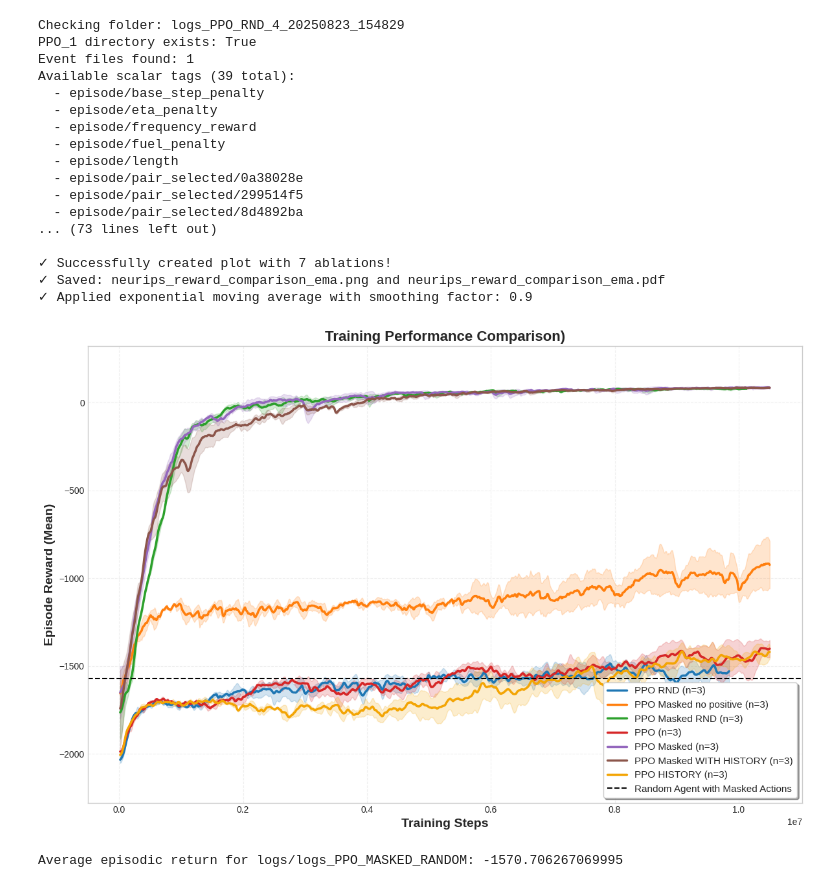
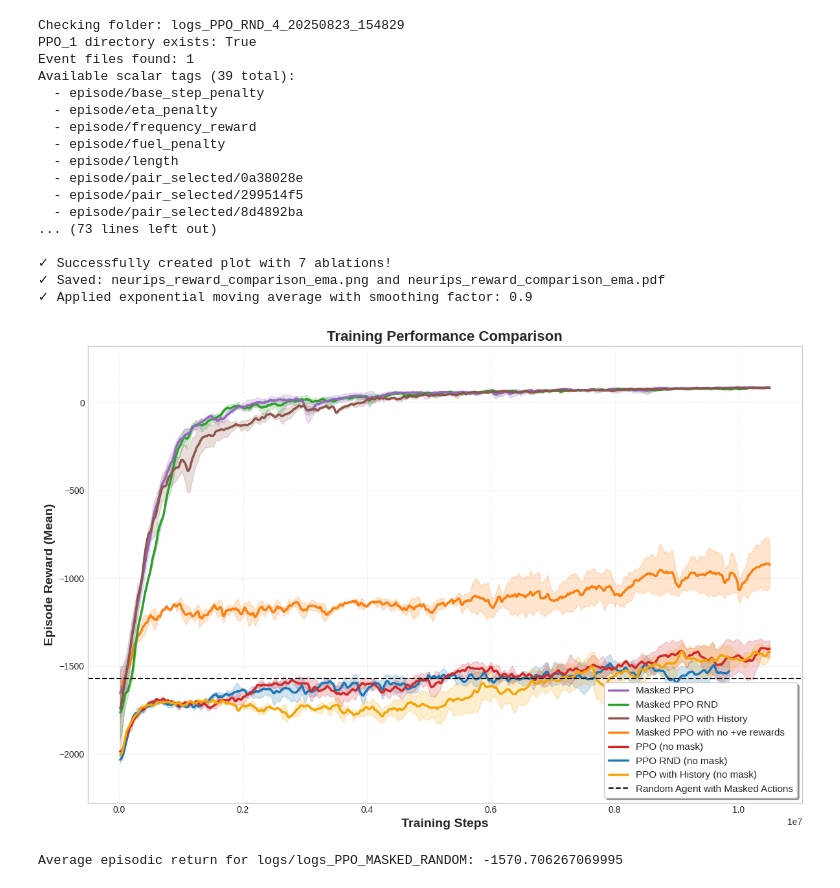
Before and after one commit to Vaishnav2804/MariNav, a Jupyter notebook: vizualizations_tb/plot_logs.ipynb, the cells around one changed output. Saved outputs shown, nothing was run; the diff lists cells and outputs as text; code cells hidden in the pictures.

Commit message:
Update plotting notebook

```diff
--- a/vizualizations_tb/plot_logs.ipynb
+++ b/vizualizations_tb/plot_logs.ipynb
@@ -18,6 +18,7 @@ METHOD_NAME_MAPPING = {
     "PPO Masked RND": "Masked PPO RND",
     "PPO HISTORY": "PPO with History (no mask)",
     "PPO Masked WITH HISTORY": "Masked PPO with History",
+    "PPO Masked no positive": "Masked PPO with no +ve rewards",
 }
 
 
@@ -176,11 +177,12 @@ def create_neurips_plot(smoothing_factor=0.9):
 
                 # Clean up ablation name for legend
                 clean_name = ablation_name.replace('logs_', '').replace('_', ' ')
+                clean_name = METHOD_NAME_MAPPING.get(clean_name, clean_name)
 
                 # Plot with error bands
                 color = colors[i % len(colors)]
                 plt.plot(common_steps, mean_vals,
-                        label=f'{clean_name} (n={len(all_vals)})',
+                        label=f'{clean_name}',
                         linewidth=2.5,
                         color=color)
                 plt.fill_between(common_steps,
@@ -203,8 +205,14 @@ def create_neurips_plot(smoothing_factor=0.9):
         # Format plot for publication
         plt.xlabel('Training Steps', fontsize=14, fontweight='bold')
         plt.ylabel('Episode Reward (Mean)', fontsize=14, fontweight='bold')
-        plt.title('Training Performance Comparison)', fontsize=16, fontweight='bold')
-        plt.legend(fontsize=11, loc='lower right', frameon=True, fancybox=True, shadow=True)
+        plt.title('Training Performance Comparison', fontsize=16, fontweight='bold')
+
+        # Sort legend labels
+        handles, labels = plt.gca().get_legend_handles_labels()
+        by_label = sorted(zip(handles, labels), key=lambda x: x[1])
+        handles, labels = zip(*by_label)
+        plt.legend(handles, labels, fontsize=11, loc='lower right', frameon=True, fancybox=True, shadow=True)
+
         plt.grid(True, alpha=0.3, linestyle='--')
         plt.tight_layout()
 
@@ -222,34 +230,34 @@ def create_neurips_plot(smoothing_factor=0.9):
         print("✓ Saved: neurips_reward_comparison_ema.png and neurips_reward_comparison_ema.pdf")
         print(f"✓ Applied exponential moving average with smoothing factor: {smoothing_factor}")
 
         plt.show()
     else:
         print("\n✗ No data could be plotted.")
         print("Check if 'rollout/ep_rew_mean' is the correct scalar tag name.")
 
 
 if __name__ == "__main__":
     # You can adjust the smoothing factor (0.9 is default, higher = more smoothing)
     create_neurips_plot(smoothing_factor=0.9)
 # %% [output]
 Checking folder: logs_PPO_RND_4_20250823_154829
 PPO_1 directory exists: True
 Event files found: 1
 Available scalar tags (39 total):
   - episode/base_step_penalty
   - episode/eta_penalty
   - episode/frequency_reward
   - episode/fuel_penalty
   - episode/length
   - episode/pair_selected/0a38028e
   - episode/pair_selected/299514f5
   - episode/pair_selected/8d4892ba
 ... (73 lines left out)
 
 ✓ Successfully created plot with 7 ablations!
 ✓ Saved: neurips_reward_comparison_ema.png and neurips_reward_comparison_ema.pdf
 ✓ Applied exponential moving average with smoothing factor: 0.9
-[figure, old version]
+[figure, new version]
 # %%
 # Calculate average episodic return for logs/logs_PPO_MASKED_RANDOM
 log_dir = 'logs/logs_PPO_MASKED_RANDOM'
```
